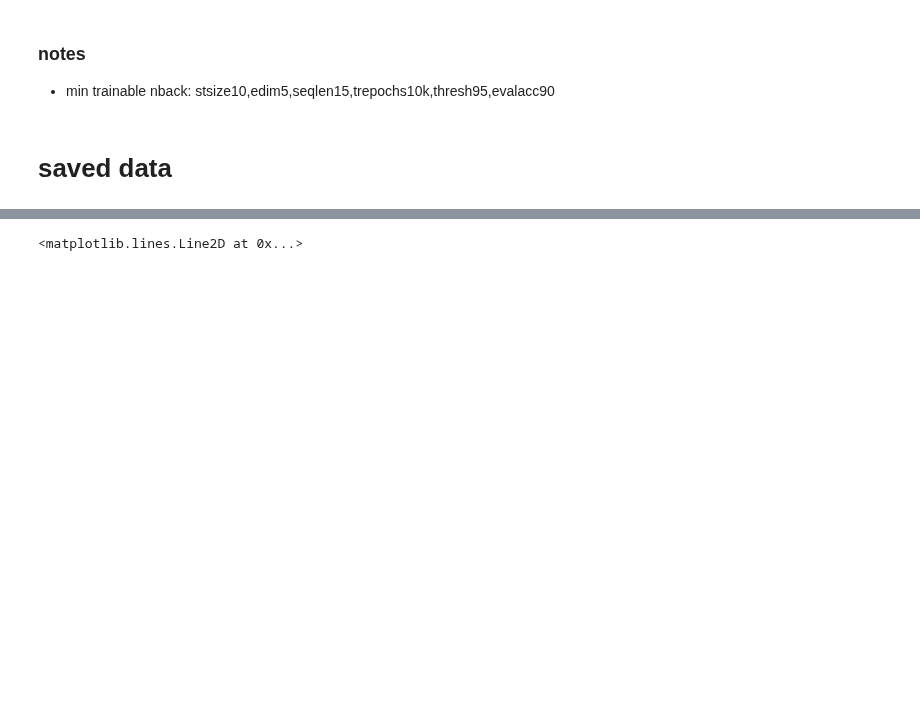
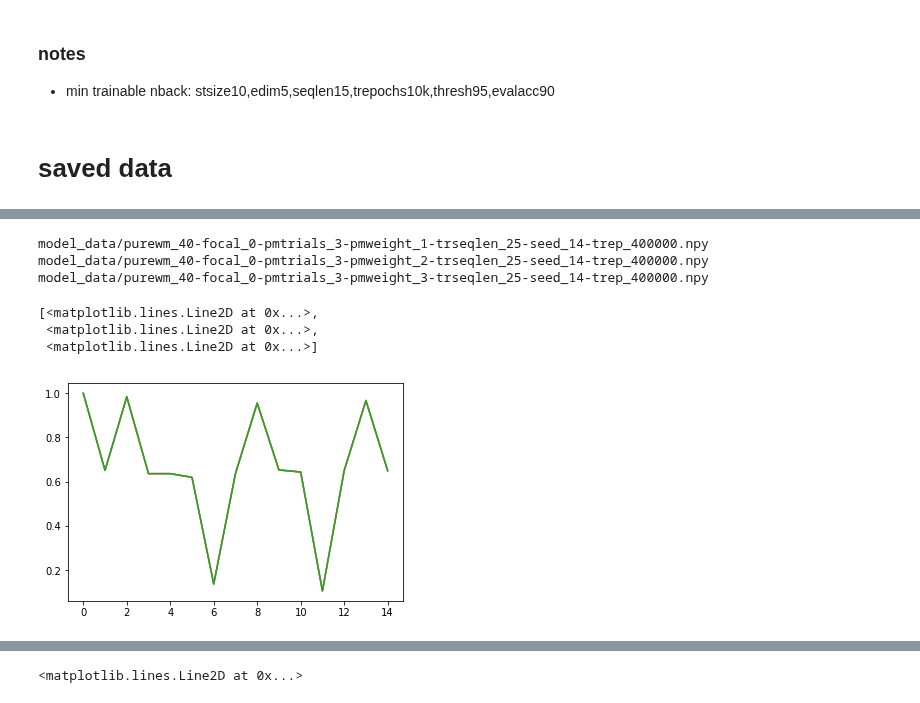
Before and after one commit to andrebeu/PM, a Jupyter notebook: pmtask.ipynb, the cells around one changed output, grey strips where cells are left out. Cells and saved outputs as stored; diff of their text form; code cells hidden in the pictures; blank space fills up the shorter version.

```diff
--- a/pmtask.ipynb
+++ b/pmtask.ipynb
@@ -45,0 +54,19 @@ score.shape
+# %%
+focal = 0
+pmtrials = 3
+pmweight = "*"
+trep = 400000
+seed = 14
+
+fpath = 'purewm_40-focal_%s-pmtrials_%s-pmweight_%s-trseqlen_25-seed_%s-trep_%s.npy'%(
+          focal,pmtrials,pmweight,seed,itr)
+score = load_score(fpath,verb=True)
+plt.plot(score.mean(1).T)
+# %% [output]
+model_data/purewm_40-focal_0-pmtrials_3-pmweight_1-trseqlen_25-seed_14-trep_400000.npy
+model_data/purewm_40-focal_0-pmtrials_3-pmweight_2-trseqlen_25-seed_14-trep_400000.npy
+model_data/purewm_40-focal_0-pmtrials_3-pmweight_3-trseqlen_25-seed_14-trep_400000.npy
+[<matplotlib.lines.Line2D at 0x...>,
+ <matplotlib.lines.Line2D at 0x...>,
+ <matplotlib.lines.Line2D at 0x...>]
+[figure, added]
```
Also changed, not shown: parts of 3 cells of this notebook, 3 other files.
